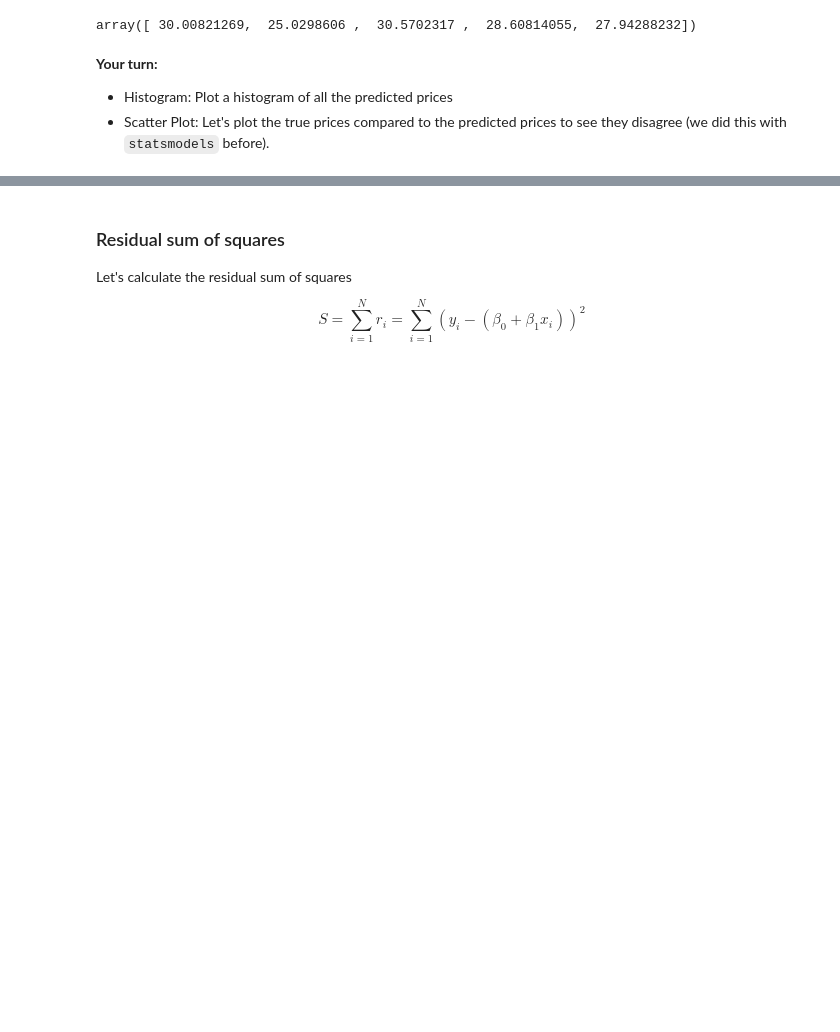
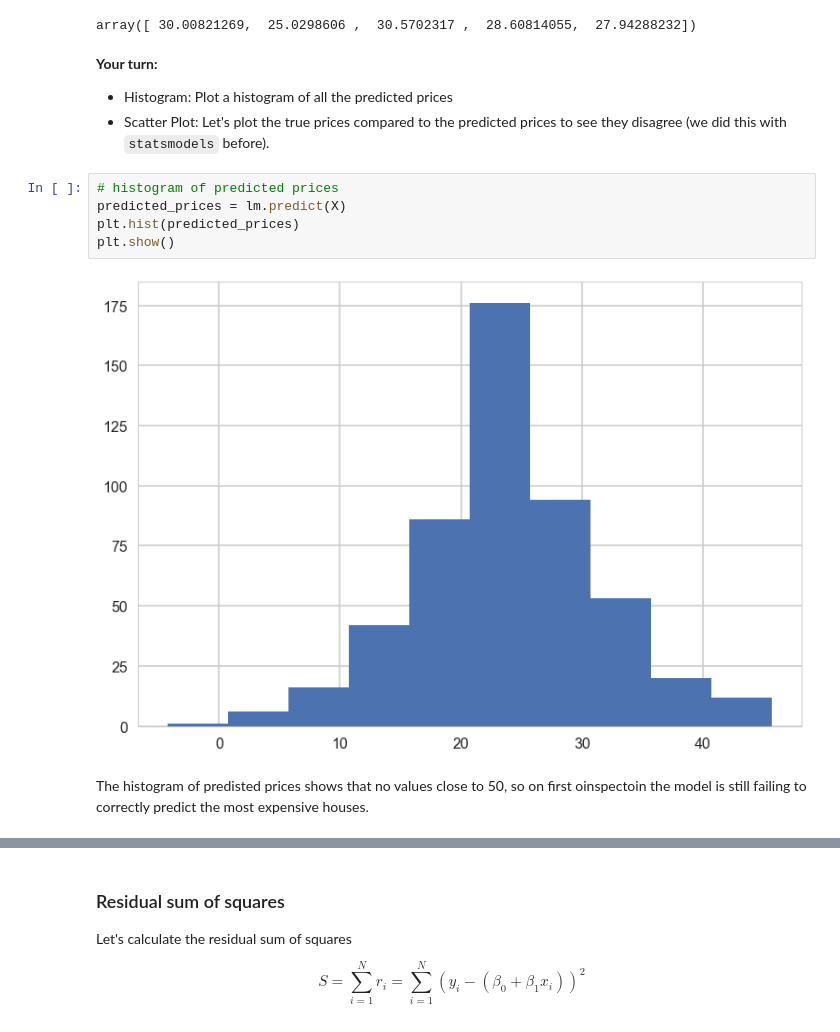
Before and after one commit to IvanTodorovic78/springboard_data_science, a Jupyter notebook: linear_regression/Mini_Project_Linear_Regression.ipynb, the cells around one changed output, grey strips where cells are left out. Cells and saved outputs as stored; diff of their text form; blank space fills up the shorter version.

```diff
--- a/linear_regression/Mini_Project_Linear_Regression.ipynb
+++ b/linear_regression/Mini_Project_Linear_Regression.ipynb
@@ -510,5 +534,14 @@ array([ 30.00821269,  25.0298606 ,  30.5702317 ,  28.60814055,  27.94288232])
 
 * Histogram: Plot a histogram of all the predicted prices
 * Scatter Plot: Let's plot the true prices compared to the predicted prices to see they disagree (we did this with `statsmodels` before).
+# %%
+# histogram of predicted prices
+predicted_prices = lm.predict(X)
+plt.hist(predicted_prices)
+plt.show()
+# %% [output]
+[figure, added]
+# %% [markdown]
+The histogram of predisted prices shows that no values close to 50, so on first oinspectoin the model is still failing to correctly predict the most expensive houses.
 # %%
 # your turn
```
Also changed, not shown: parts of 28 cells of this notebook.
